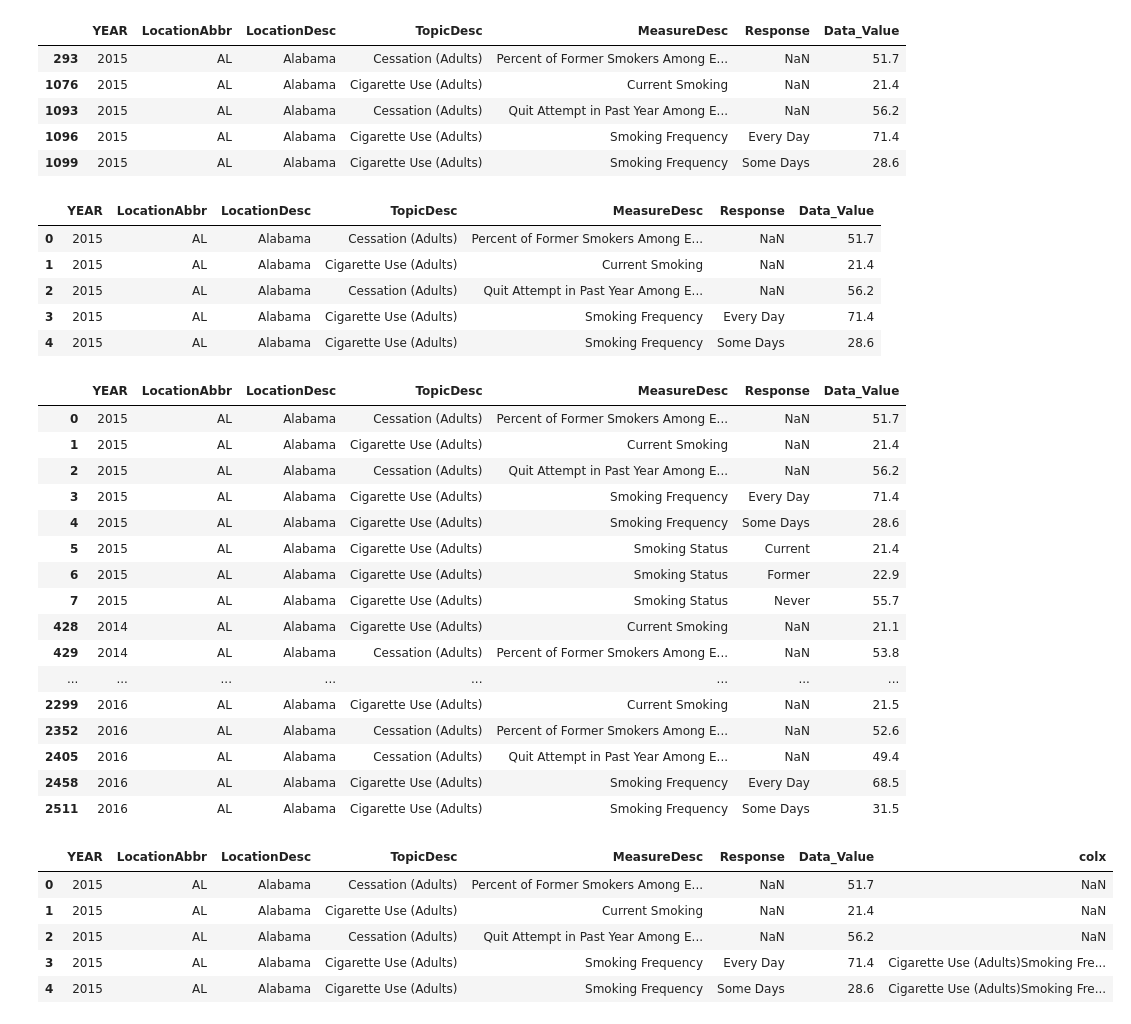
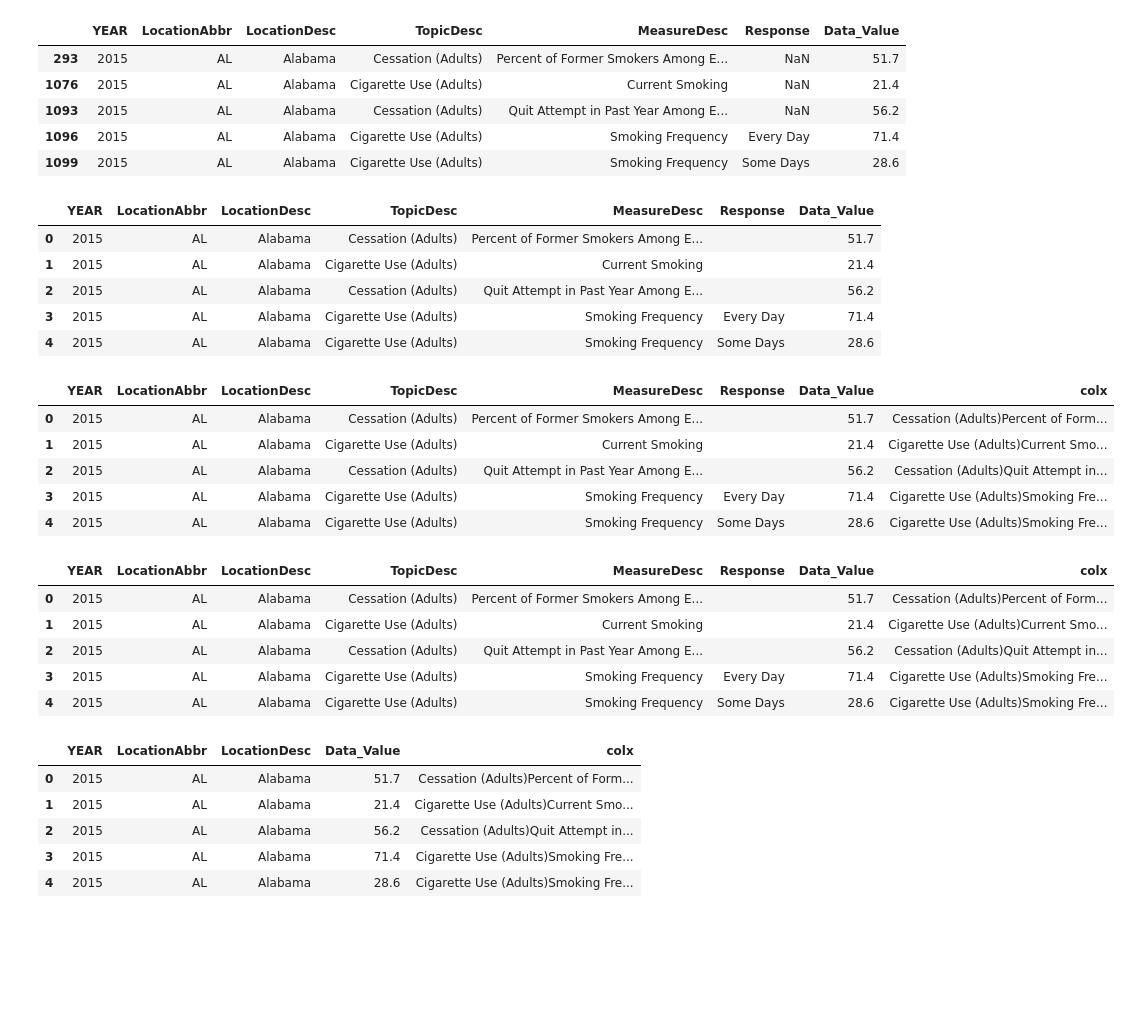
Before and after one commit to risarora/US_Lung_Cancer_Analysis, a Jupyter notebook: Script to Read all data and join it .ipynb, the cells around one changed output. Cells and saved outputs as stored; diff of their text form; code cells hidden in the pictures; blank space fills up the shorter version.

Commit message:
Updates Data Cleaning

```diff
--- a/Script to Read all data and join it .ipynb
+++ b/Script to Read all data and join it .ipynb
@@ -316,34 +314,24 @@ TobacoSuperGroups.head()
 # %%
 TobacoSuperGroups.reset_index(inplace=True,drop=True)
-TobacoSuperGroups.drop(columns=['index'],axis=1,inplace=True)
+#TobacoSuperGroups.drop(columns=['index'],axis=1,inplace=True)
+TobacoSuperGroups= TobacoSuperGroups.replace(np.nan, '', regex=True)
 TobacoSuperGroups.head()
 # %% [output]
 |  | YEAR | LocationAbbr | LocationDesc | TopicDesc | MeasureDesc | Response | Data_Value |
-| 0 | 2015 | AL | Alabama | Cessation (Adults) | Percent of Former Smokers Among E... | NaN | 51.7 |
-| 1 | 2015 | AL | Alabama | Cigarette Use (Adults) | Current Smoking | NaN | 21.4 |
-| 2 | 2015 | AL | Alabama | Cessation (Adults) | Quit Attempt in Past Year Among E... | NaN | 56.2 |
+| 0 | 2015 | AL | Alabama | Cessation (Adults) | Percent of Former Smokers Among E... |  | 51.7 |
+| 1 | 2015 | AL | Alabama | Cigarette Use (Adults) | Current Smoking |  | 21.4 |
+| 2 | 2015 | AL | Alabama | Cessation (Adults) | Quit Attempt in Past Year Among E... |  | 56.2 |
 | 3 | 2015 | AL | Alabama | Cigarette Use (Adults) | Smoking Frequency | Every Day | 71.4 |
 | 4 | 2015 | AL | Alabama | Cigarette Use (Adults) | Smoking Frequency | Some Days | 28.6 |
 # %%
-TobacoSuperGroups[TobacoSuperGroups['LocationAbbr']=='AL']
+TobacoSuperGroups[TobacoSuperGroups['LocationAbbr']=='AL'].head()
 # %% [output]
-|  | YEAR | LocationAbbr | LocationDesc | TopicDesc | MeasureDesc | Response | Data_Value |
-| 0 | 2015 | AL | Alabama | Cessation (Adults) | Percent of Former Smokers Among E... | NaN | 51.7 |
-| 1 | 2015 | AL | Alabama | Cigarette Use (Adults) | Current Smoking | NaN | 21.4 |
-| 2 | 2015 | AL | Alabama | Cessation (Adults) | Quit Attempt in Past Year Among E... | NaN | 56.2 |
-| 3 | 2015 | AL | Alabama | Cigarette Use (Adults) | Smoking Frequency | Every Day | 71.4 |
-| 4 | 2015 | AL | Alabama | Cigarette Use (Adults) | Smoking Frequency | Some Days | 28.6 |
-| 5 | 2015 | AL | Alabama | Cigarette Use (Adults) | Smoking Status | Current | 21.4 |
-| 6 | 2015 | AL | Alabama | Cigarette Use (Adults) | Smoking Status | Former | 22.9 |
-| 7 | 2015 | AL | Alabama | Cigarette Use (Adults) | Smoking Status | Never | 55.7 |
-| 428 | 2014 | AL | Alabama | Cigarette Use (Adults) | Current Smoking | NaN | 21.1 |
-| 429 | 2014 | AL | Alabama | Cessation (Adults) | Percent of Former Smokers Among E... | NaN | 53.8 |
-| ... | ... | ... | ... | ... | ... | ... | ... |
-| 2299 | 2016 | AL | Alabama | Cigarette Use (Adults) | Current Smoking | NaN | 21.5 |
-| 2352 | 2016 | AL | Alabama | Cessation (Adults) | Percent of Former Smokers Among E... | NaN | 52.6 |
-| 2405 | 2016 | AL | Alabama | Cessation (Adults) | Quit Attempt in Past Year Among E... | NaN | 49.4 |
-| 2458 | 2016 | AL | Alabama | Cigarette Use (Adults) | Smoking Frequency | Every Day | 68.5 |
-| 2511 | 2016 | AL | Alabama | Cigarette Use (Adults) | Smoking Frequency | Some Days | 31.5 |
+|  | YEAR | LocationAbbr | LocationDesc | TopicDesc | MeasureDesc | Response | Data_Value | colx |
+| 0 | 2015 | AL | Alabama | Cessation (Adults) | Percent of Former Smokers Among E... |  | 51.7 | Cessation (Adults)Percent of Form... |
+| 1 | 2015 | AL | Alabama | Cigarette Use (Adults) | Current Smoking |  | 21.4 | Cigarette Use (Adults)Current Smo... |
+| 2 | 2015 | AL | Alabama | Cessation (Adults) | Quit Attempt in Past Year Among E... |  | 56.2 | Cessation (Adults)Quit Attempt in... |
+| 3 | 2015 | AL | Alabama | Cigarette Use (Adults) | Smoking Frequency | Every Day | 71.4 | Cigarette Use (Adults)Smoking Fre... |
+| 4 | 2015 | AL | Alabama | Cigarette Use (Adults) | Smoking Frequency | Some Days | 28.6 | Cigarette Use (Adults)Smoking Fre... |
 # %%
 TobacoSuperGroups_temp = TobacoSuperGroups
 # %%
@@ -355,8 +343,8 @@ TobacoSuperGroups_temp['colx'] = TobacoSuperGroups_temp['colx'].astype(str) + To
 TobacoSuperGroups_temp.head()
 # %% [output]
 |  | YEAR | LocationAbbr | LocationDesc | TopicDesc | MeasureDesc | Response | Data_Value | colx |
-| 0 | 2015 | AL | Alabama | Cessation (Adults) | Percent of Former Smokers Among E... | NaN | 51.7 | NaN |
-| 1 | 2015 | AL | Alabama | Cigarette Use (Adults) | Current Smoking | NaN | 21.4 | NaN |
-| 2 | 2015 | AL | Alabama | Cessation (Adults) | Quit Attempt in Past Year Among E... | NaN | 56.2 | NaN |
+| 0 | 2015 | AL | Alabama | Cessation (Adults) | Percent of Former Smokers Among E... |  | 51.7 | Cessation (Adults)Percent of Form... |
+| 1 | 2015 | AL | Alabama | Cigarette Use (Adults) | Current Smoking |  | 21.4 | Cigarette Use (Adults)Current Smo... |
+| 2 | 2015 | AL | Alabama | Cessation (Adults) | Quit Attempt in Past Year Among E... |  | 56.2 | Cessation (Adults)Quit Attempt in... |
 | 3 | 2015 | AL | Alabama | Cigarette Use (Adults) | Smoking Frequency | Every Day | 71.4 | Cigarette Use (Adults)Smoking Fre... |
 | 4 | 2015 | AL | Alabama | Cigarette Use (Adults) | Smoking Frequency | Some Days | 28.6 | Cigarette Use (Adults)Smoking Fre... |
@@ -363,2 +353,11 @@ TobacoSuperGroups_temp.head()
+# %%
+TobacoSuperGroups_temp.head()
+# %% [output]
+|  | YEAR | LocationAbbr | LocationDesc | Data_Value | colx |
+| 0 | 2015 | AL | Alabama | 51.7 | Cessation (Adults)Percent of Form... |
+| 1 | 2015 | AL | Alabama | 21.4 | Cigarette Use (Adults)Current Smo... |
+| 2 | 2015 | AL | Alabama | 56.2 | Cessation (Adults)Quit Attempt in... |
+| 3 | 2015 | AL | Alabama | 71.4 | Cigarette Use (Adults)Smoking Fre... |
+| 4 | 2015 | AL | Alabama | 28.6 | Cigarette Use (Adults)Smoking Fre... |
 # %%
 TobacoSuperGroups_temp.groupby(["LocationAbbr", "YEAR"])["value1", "value2"].sum().reset_index()
```
Also changed, not shown: parts of 13 cells of this notebook, 1 other file.
